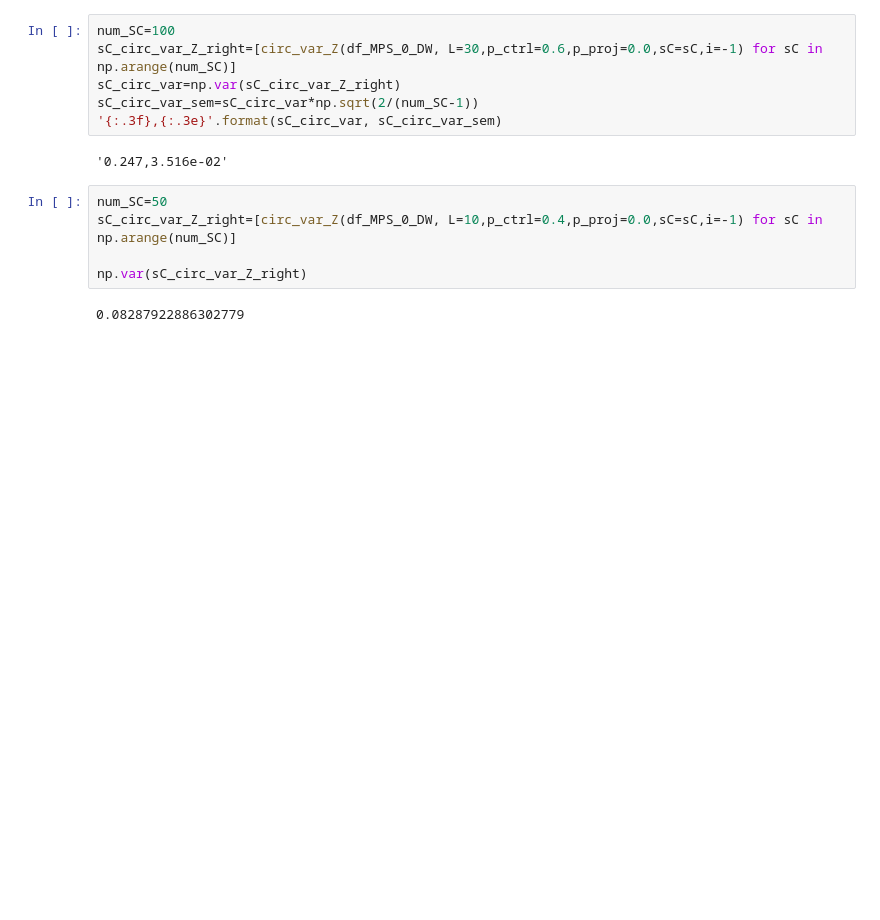
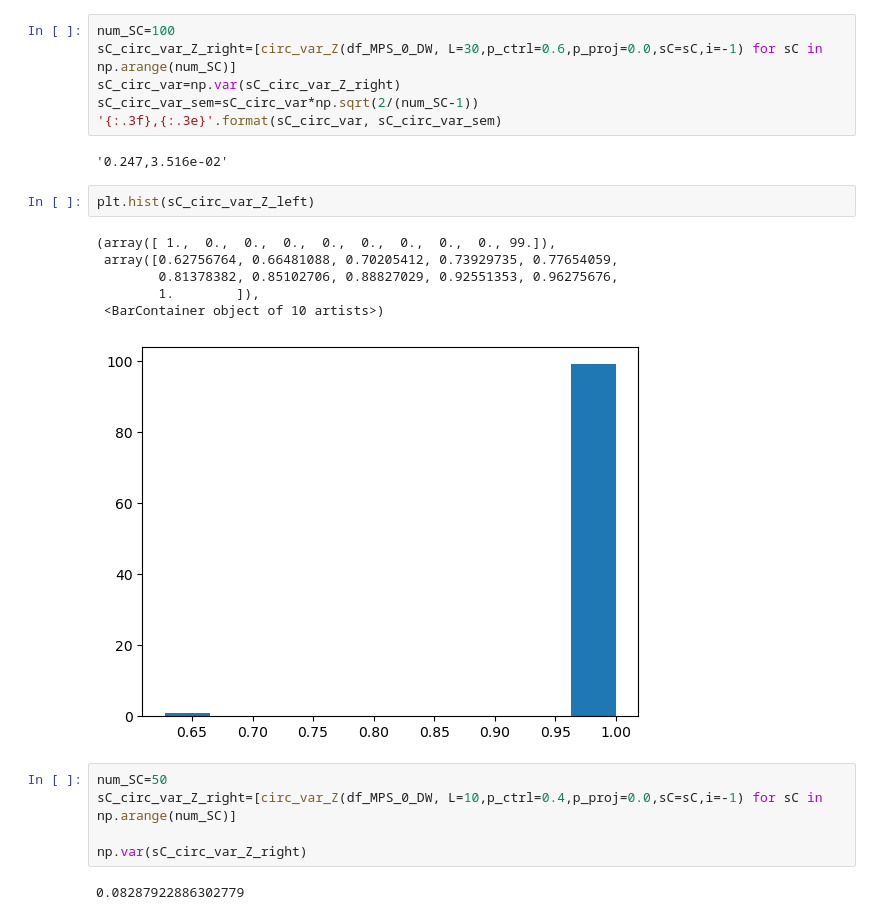
Before and after one commit to youtao1999/CT_MPS, a Jupyter notebook: FM_C_m.ipynb, the cells around one changed output. Drawn from its saved outputs; the diff is of its cells as text; blank space fills up the shorter version.

```diff
--- a/FM_C_m.ipynb
+++ b/FM_C_m.ipynb
@@ -1167,6 +1167,15 @@ sC_circ_var_sem=sC_circ_var*np.sqrt(2/(num_SC-1))
 '{:.3f},{:.3e}'.format(sC_circ_var, sC_circ_var_sem)
 # %% [output]
 '0.247,3.516e-02'
+# %%
+plt.hist(sC_circ_var_Z_left)
+# %% [output]
+(array([ 1.,  0.,  0.,  0.,  0.,  0.,  0.,  0.,  0., 99.]),
+ array([0.62756764, 0.66481088, 0.70205412, 0.73929735, 0.77654059,
+        0.81378382, 0.85102706, 0.88827029, 0.92551353, 0.96275676,
+        1.        ]),
+ <BarContainer object of 10 artists>)
+[figure, added]
 # %%
 num_SC=50
 sC_circ_var_Z_right=[circ_var_Z(df_MPS_0_DW, L=10,p_ctrl=0.4,p_proj=0.0,sC=sC,i=-1) for sC in np.arange(num_SC)]
```
Also changed, not shown: 1 other file.
